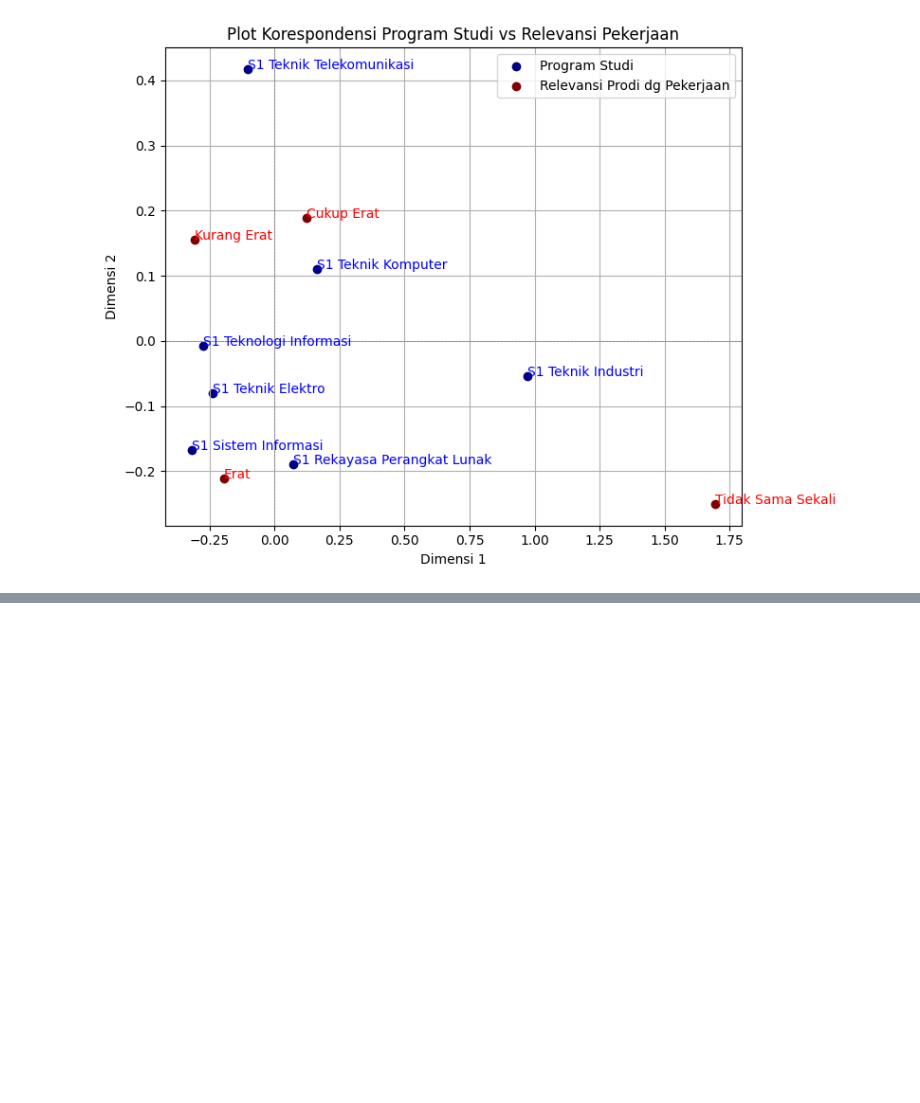
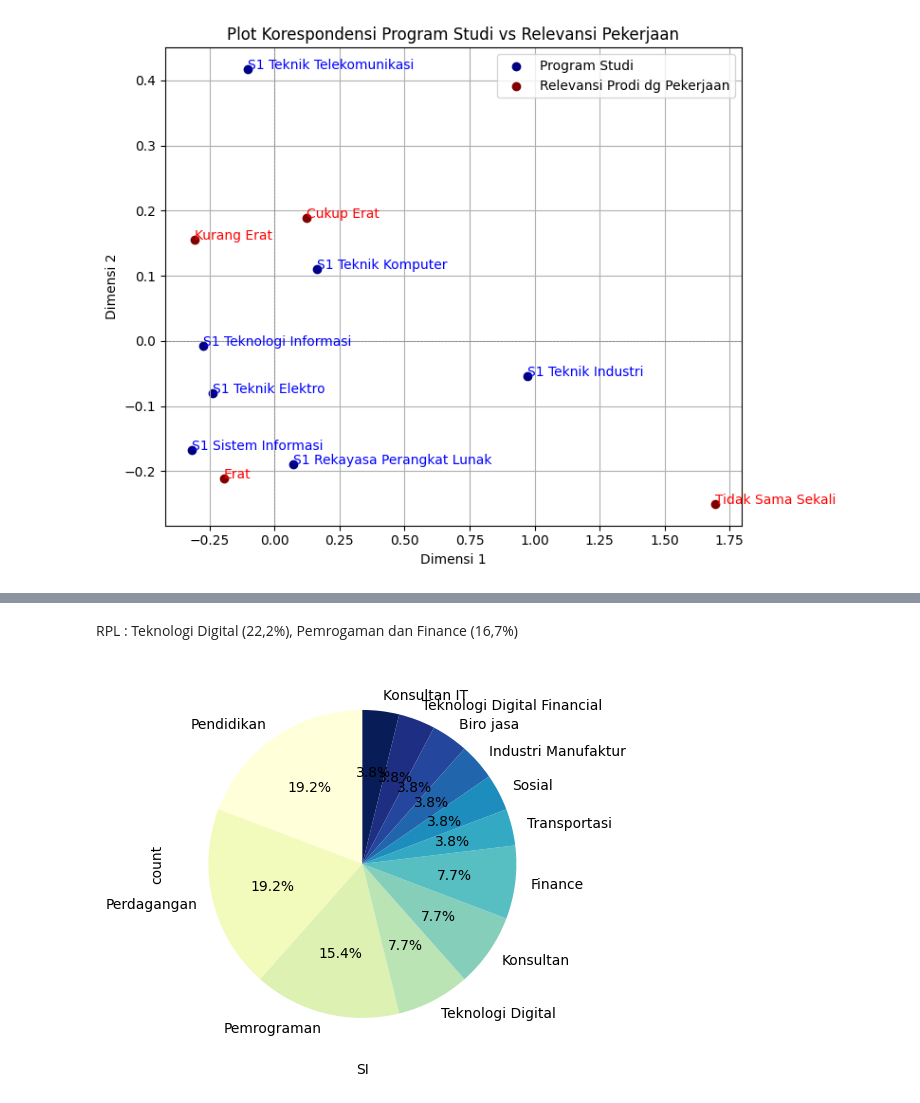
Before and after one commit to firarru/Project-Tracer-Study, a Jupyter notebook: Tracer_Study.ipynb, the cells around one changed output, grey strips where cells are left out. Saved outputs shown, nothing was run; the diff lists cells and outputs as text; code cells hidden in the pictures; blank space fills up the shorter version.

```diff
--- a/Tracer_Study.ipynb
+++ b/Tracer_Study.ipynb
@@ -453,0 +521,10 @@ Dimensi 2: Eigenvalue = 0.0387, Variansi = 18.17%, Kumulatif = 95.34%
+# %% [markdown]
+RPL : Teknologi Digital (22,2%), Pemrogaman dan Finance (16,7%)
+# %%
+figsize = (10, 5)
+plt.figure(figsize=figsize)
+df_si['Sektor Pekerjaan'].value_counts().plot(kind='pie', autopct='%1.1f%%', startangle=90, cmap='YlGnBu')
+plt.xlabel('SI')
+plt.show()
+# %% [output]
+[figure, added]
```
Also changed, not shown: parts of 32 cells of this notebook.
